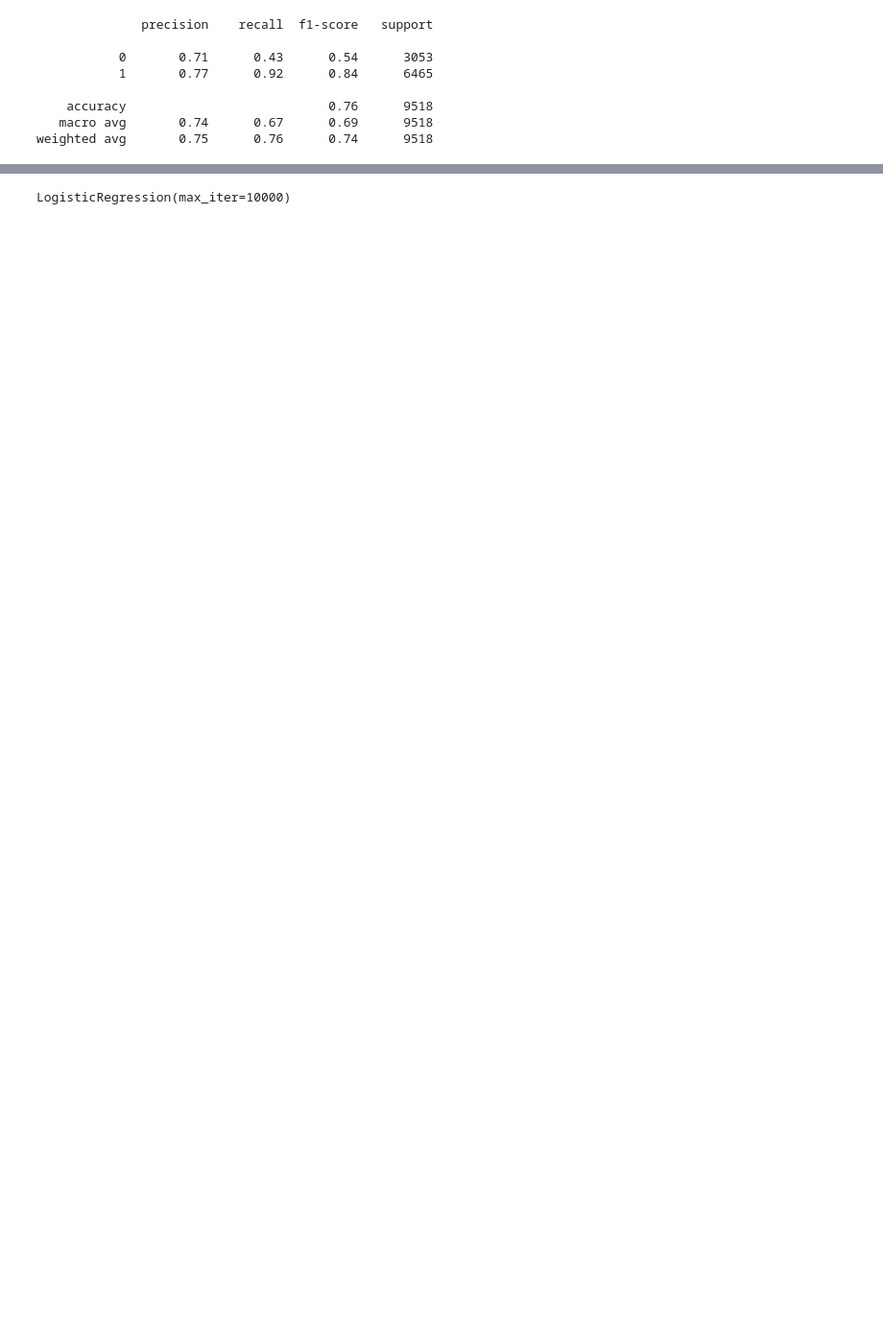
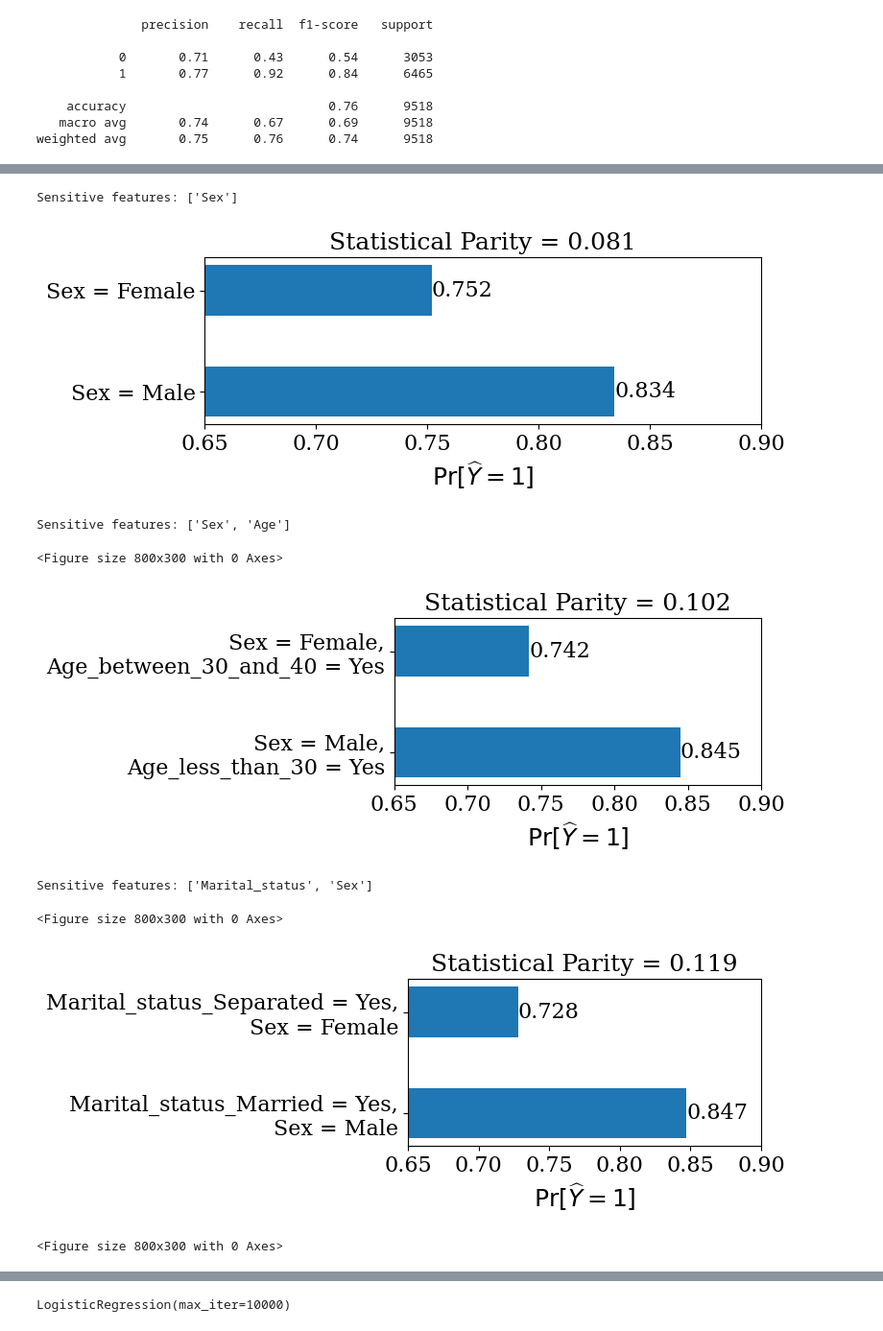
Before and after one commit to bishwamittra/script_tutorial_fairness, a Jupyter notebook: folktables.ipynb, the cells around one changed output, grey strips where cells are left out. Shown at 96% size. Drawn from its saved outputs; the diff is of its cells as text; code cells hidden in the pictures; blank space fills up the shorter version.

```diff
--- a/folktables.ipynb
+++ b/folktables.ipynb
@@ -215,13 +207,0 @@ for sensitive_feature_set in X_test.columns:
-# %%
-# for sensitive_feature_set in [['Sex'], ['Race'], ['Sex', 'Race']]:
-# for sensitive_feature_set in [['Sex'], ['Marital_status'], ['Sex', 'Marital_status']]:
-for sensitive_feature_set in [['Sex'], ['Sex', 'Age'], ['Marital_status', 'Sex']]:
-# for sensitive_feature_set in [['Sex'], ['Disability'], ['Sex', 'Disability']]:
-# for sensitive_feature_set in X_test.columns:
-#     if(sensitive_feature_set in ['Age', 'Education']):
-#         continue
-#     sensitive_feature_set = [sensitive_feature_set]
-    fairXplainer = FairXplainer(model, X_test, sensitive_feature_set)
-    fairXplainer.compute(compute_sp_only=True)
-    print(sensitive_feature_set)
-    fairXplainer.statistical_parity_sample(verbose=True)
@@ -290,0 +215,45 @@ Justicia
+# %%
+justicia_results = []
+for sensitive_feature_set in [['Sex'], ['Sex', 'Age'], ['Sex', 'Marital_status']]:
+
+    metric = Metric(model=model,
+                    data=X_test,
+                    sensitive_attributes=sensitive_feature_set,
+                    verbose=False,
+                    discretization_bins=10,
+                    encoding="best-correlated",
+                    dag_threshold=0.6,
+                    dag_filename=f"dag_{model_name}_" + "_".join(sensitive_feature_set) +".pkl")
+    metric.compute()
+    justicia_results.append(metric)
+
+
+
+    # results
+    print()
+    print(f"Sensitive features: {sensitive_feature_set}")
+    groups, positive_prediction_probabilities = get_group_statistics(justicia_results[-1])
+    plt.rcParams["font.family"] = "serif"
+    plt.rcParams['figure.figsize'] = (8, 3)
+    fig, ax = plt.subplots()
+    bars = ax.barh(groups, positive_prediction_probabilities, 0.5)
+    ax.bar_label(bars, fontsize=labelsize)
+    plt.title(f"Statistical Parity = {round(justicia_results[-1].statistical_parity_difference, 3)}", fontsize=fontsize)
+    plt.xlabel(r"$\Pr[\widehat{Y} = 1]$", fontsize=fontsize)
+    # plt.ylabel("Sensitive groups", fontsize=fontsize)
+    plt.xticks(fontsize=labelsize)
+    plt.yticks(fontsize=labelsize)
+    plt.xlim(0.65, 0.9) # careful, this is hardcoded
+    plt.tight_layout()
+    plt.show()
+    plt.clf()
+# %% [output]
+Sensitive features: ['Sex']
+[figure, added]
+Sensitive features: ['Sex', 'Age']
+<Figure size 800x300 with 0 Axes>
+[figure, added]
+Sensitive features: ['Marital_status', 'Sex']
+<Figure size 800x300 with 0 Axes>
+[figure, added]
+<Figure size 800x300 with 0 Axes>
```
Also changed, not shown: parts of 38 cells of this notebook, 3 other files.
